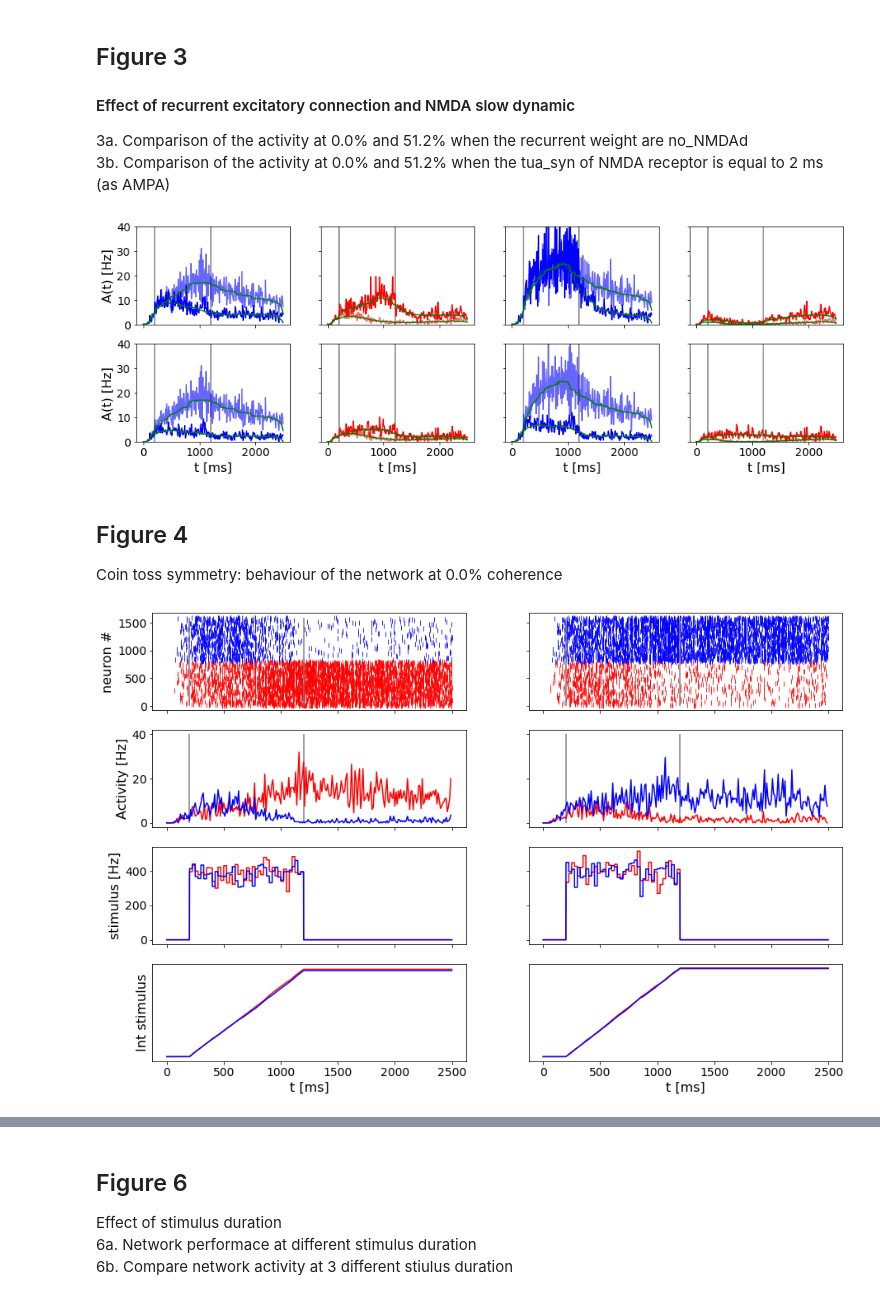
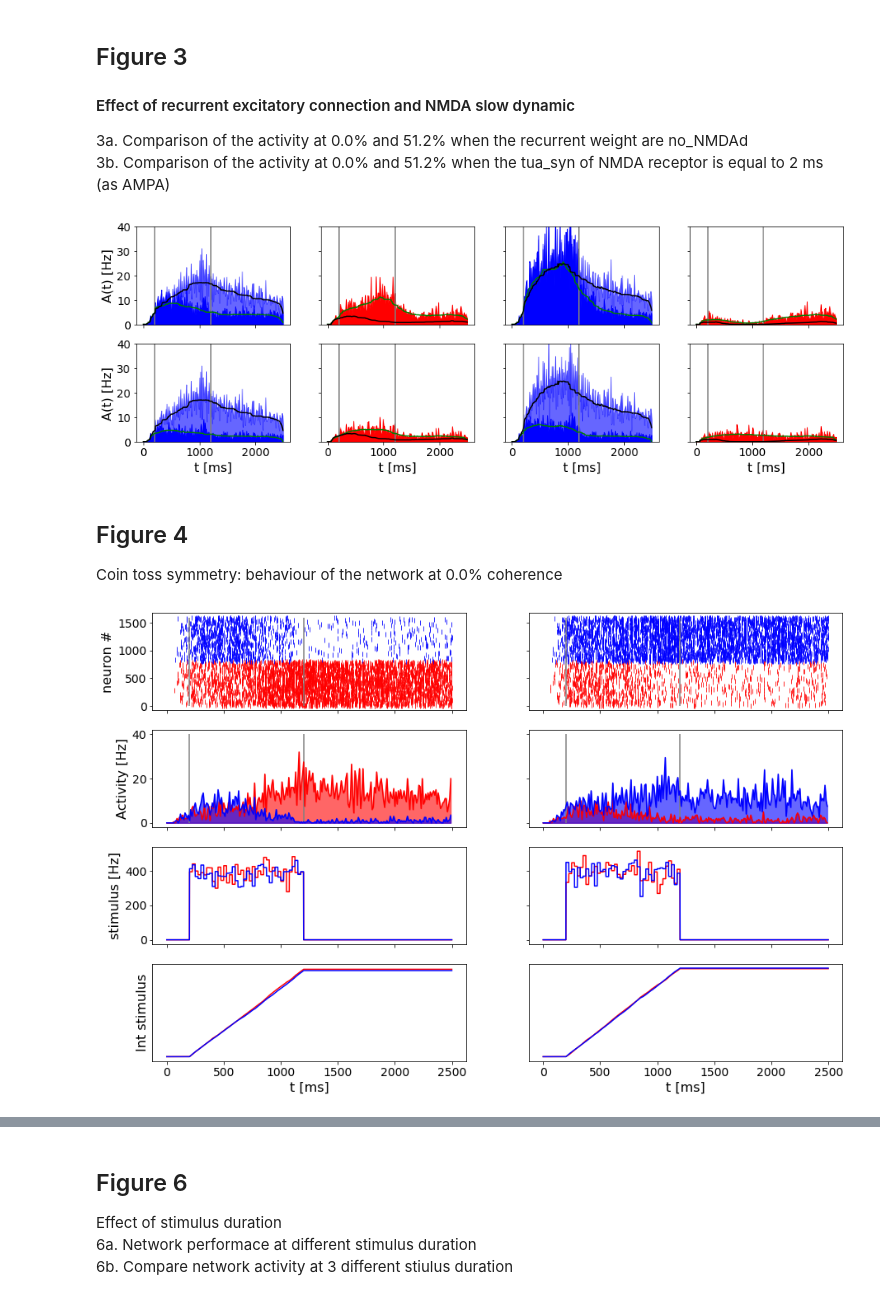
Before and after one commit to alessandratrapani/decision_making_NEST_NRP, a Jupyter notebook: NEST/run_figures.ipynb, the cells around one changed output, grey strips where cells are left out. Saved outputs shown, nothing was run; the diff lists cells and outputs as text; code cells hidden in the pictures.

```diff
--- a/NEST/run_figures.ipynb
+++ b/NEST/run_figures.ipynb
@@ -51,7 +52,6 @@ Comparison of the standard behaviour of the network at 0.0%, 12.8% and 51.2% sti
 # %%
 show=True
 
-sim_parameters = pd.read_csv('simulation_parameters.csv', index_col=0)
 sim_type = 'standard'
 start_stim = sim_parameters[sim_type]['start_stim']
 end_stim = sim_parameters[sim_type]['end_stim']
@@ -64,7 +64,7 @@ mult_coherence = [0.0,-0.128,-0.512]
 trial = [158,199,6]
 
 for i, coherence in enumerate(mult_coherence):
-    j = trial[i*2*2]
+    j = trial[i]
     path = os.path.join(results_dir_standard,'c'+str(coherence),'trial_'+ str(j))
 
     evsA, tsA, t, A_N_A, stimulus_A, sum_stimulus_A = extract_results(path, 'A')
@@ -75,7 +75,6 @@ for i, coherence in enumerate(mult_coherence):
     axes[2*i][0].vlines(start_stim, 0, 800, color='grey')
     axes[2*i][0].vlines(end_stim, 0, 800, color='grey')
     axes[2*i][0].set_yticks([])
-    axes[2*i+1][0].plot(t, A_N_A, color='red', label ='pop A')
     axes[2*i+1][0].fill_between(t, A_N_A, color='red')
     axes[2*i+1][0].vlines(start_stim, 0, 60, color='grey')
     axes[2*i+1][0].vlines(end_stim, 0, 60, color='grey')
@@ -86,7 +85,6 @@ for i, coherence in enumerate(mult_coherence):
     axes[2*i][1].vlines(start_stim, 800, 1600, color='grey')
     axes[2*i][1].vlines(end_stim, 800, 1600, color='grey')
     axes[2*i][1].set_yticks([])
-    axes[2*i+1][1].plot(t, B_N_B, color='blue', label ='pop B')
     axes[2*i+1][1].fill_between(t, B_N_B, color='blue')
     axes[2*i+1][1].vlines(start_stim, 0, 60, color='grey')
     axes[2*i+1][1].vlines(end_stim, 0, 60, color='grey')
@@ -218,50 +216,50 @@ for i, coherence in enumerate(mult_coherence):
     A_N_A_mean_no_NMDA = np.mean(A_N_A_mean_no_NMDA,axis=0)
     A_N_A_smooth_no_NMDA=signal.medfilt(A_N_A_mean_no_NMDA,55)
 
-    axes[0][i*2].plot(t,B_N_B_mean_decrease,'blue')
+    axes[0][i*2].fill_between(t,B_N_B_mean_decrease,color = 'blue')
+    axes[0][i*2].fill_between(t,B_N_B_mean,color = 'blue',alpha=0.6)
     axes[0][i*2].plot(t,B_N_B_smooth_decrease,'green')
-    axes[0][i*2].plot(t,B_N_B_mean,'blue',alpha=0.6)
-    axes[0][i*2].plot(t,B_N_B_smooth,'green')
+    axes[0][i*2].plot(t,B_N_B_smooth,'black')
     axes[0][i*2].set_ylim(0,40)
     axes[0][i*2].vlines(start_stim, 0, 40, color='grey')
     axes[0][i*2].vlines(end_stim, 0, 40, color='grey')
-    axes[0][i*2+1].plot(t,A_N_A_mean_decrease,'red')
+    axes[0][i*2+1].fill_between(t,A_N_A_mean_decrease,color='red')
+    axes[0][i*2+1].fill_between(t,A_N_A_mean,color='red',alpha=0.6)
     axes[0][i*2+1].plot(t,A_N_A_smooth_decrease,'green')
-    axes[0][i*2+1].plot(t,A_N_A_mean,'red',alpha=0.6)
-    axes[0][i*2+1].plot(t,A_N_A_smooth,'green')
+    axes[0][i*2+1].plot(t,A_N_A_smooth,'black')
     axes[0][i*2+1].set_ylim(0,40)
     axes[0][i*2+1].vlines(start_stim, 0, 40, color='grey')
     axes[0][i*2+1].vlines(end_stim, 0, 40, color='grey')
 
-    axes[1][i*2].plot(t,B_N_B_mean_no_NMDA,'blue')
+    axes[1][i*2].fill_between(t,B_N_B_mean_no_NMDA,color='blue')
+    axes[1][i*2].fill_between(t,B_N_B_mean,color='blue',alpha=0.6)
     axes[1][i*2].plot(t,B_N_B_smooth_no_NMDA,'green')
-    axes[1][i*2].plot(t,B_N_B_mean,'blue',alpha=0.6)
-    axes[1][i*2].plot(t,B_N_B_smooth,'green')
+    axes[1][i*2].plot(t,B_N_B_smooth,'black')
     axes[1][i*2].set_ylim(0,40)
     axes[1][i*2].vlines(start_stim, 0, 40, color='grey')
     axes[1][i*2].vlines(end_stim, 0, 40, color='grey')
-    axes[1][i*2+1].plot(t,A_N_A_mean_no_NMDA,'red')
+    axes[1][i*2+1].fill_between(t,A_N_A_mean_no_NMDA,color='red')
+    axes[1][i*2+1].fill_between(t,A_N_A_mean,color='red',alpha=0.6)
     axes[1][i*2+1].plot(t,A_N_A_smooth_no_NMDA,'green')
-    axes[1][i*2+1].plot(t,A_N_A_mean,'red',alpha=0.6)
-    axes[1][i*2+1].plot(t,A_N_A_smooth,'green')
+    axes[1][i*2+1].plot(t,A_N_A_smooth,'black')
     axes[1][i*2+1].set_ylim(0,40)
     axes[1][i*2+1].vlines(start_stim, 0, 40, color='grey')
     axes[1][i*2+1].vlines(end_stim, 0, 40, color='grey')
 
     axes[1][0].set_xlabel("t [ms]")
     axes[1][1].set_xlabel("t [ms]")
     axes[1][2].set_xlabel("t [ms]")
     axes[1][3].set_xlabel("t [ms]")
     axes[0][0].set_ylabel("A(t) [Hz]")
     axes[1][0].set_ylabel("A(t) [Hz]")
 
 
 fig3.savefig(os.path.join(figure_dir,'Figure3.png') , bbox_inches='tight')
 
 if show:
     plt.show()
 # %% [output]
-[figure, old version]
+[figure, new version]
 # %% [markdown]
 ## Figure 4
 Coin toss symmetry: behaviour of the network at 0.0% coherence
@@ -292,7 +290,9 @@ for j in trials:
     axes[0][i].vlines(end_stim, 0, 1600, color='grey')
 
     axes[1][i].plot(t, A_N_A, color='red', label ='pop A')
+    axes[1][i].fill_between(t, A_N_A, color='red', alpha = 0.6)
     axes[1][i].plot(t, B_N_B, color='blue', label ='pop B')
+    axes[1][i].fill_between(t, B_N_B, color='blue', alpha = 0.6)
     axes[1][i].vlines(start_stim, 0, 40, color='grey')
     axes[1][i].vlines(end_stim, 0, 40, color='grey')
 
@@ -314,4 +314,4 @@ fig4.savefig(os.path.join(figure_dir,'Figure4.png') , bbox_inches='tight')
 if show:
     plt.show()
 # %% [output]
-[figure, old version]
+[figure, new version]
```
Also changed, not shown: parts of 11 cells of this notebook, 1 other file.
